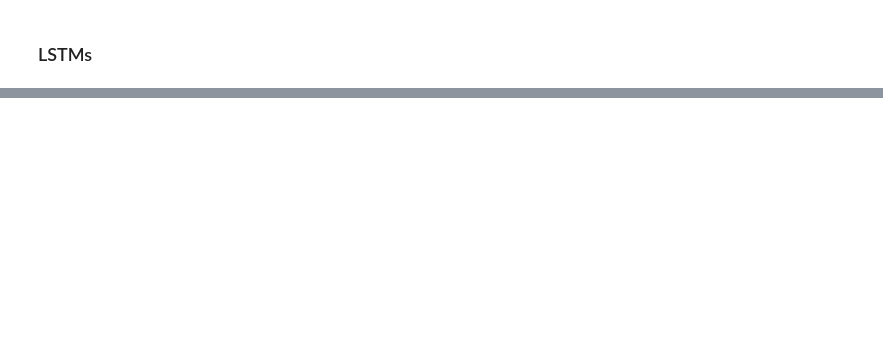
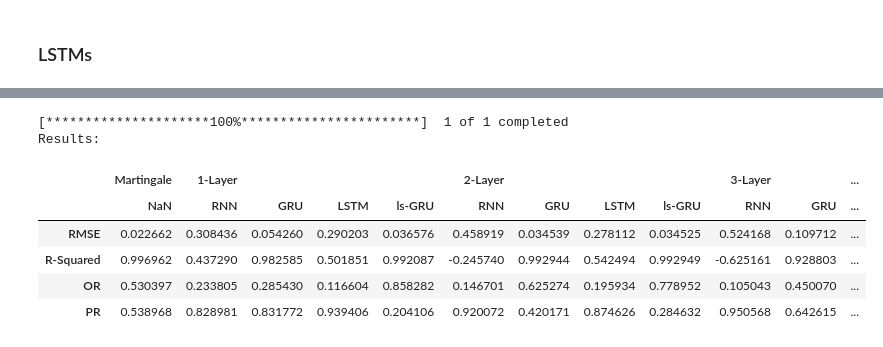
Before and after one commit to hpowers57/MLOpt_ResearchProject, a Jupyter notebook: experiments.ipynb, the cells around one changed output, grey strips where cells are left out. Cells and saved outputs as stored; diff of their text form; code cells hidden in the pictures; blank space fills up the shorter version.

```diff
--- a/experiments.ipynb
+++ b/experiments.ipynb
@@ -238,7 +242,7 @@ Epoch: 100/100.......... Loss: 0.0002
 # train LSTM with 1 hidden layer
 epochs = 100
 lr = 0.01
-lstm1 = LSTM(input_size, hidden_size=32, output_size=output_size, num_layers=1)
+lstm1 = LSTM(input_size, hidden_size=50, output_size=output_size, num_layers=1)
 criterion = torch.nn.MSELoss()
 optimizer = torch.optim.Adam(lstm1.parameters(), lr=lr)
 
@@ -268,7 +272,7 @@ Epoch: 100/100.......... Loss: 0.0002
 # train LSTM with 2 hidden layers
 epochs = 100
 lr = 0.01
-lstm2 = LSTM(input_size, hidden_size=32, output_size=output_size, num_layers=2)
+lstm2 = LSTM(input_size, hidden_size=50, output_size=output_size, num_layers=2)
 criterion = torch.nn.MSELoss()
 optimizer = torch.optim.Adam(lstm2.parameters(), lr=lr)
 
@@ -298,7 +302,7 @@ Epoch: 100/100.......... Loss: 0.0002
 # train LSTM with 3 hidden layers
 epochs = 100
 lr = 0.01
-lstm3 = LSTM(input_size, hidden_size=32, output_size=output_size, num_layers=3)
+lstm3 = LSTM(input_size, hidden_size=50, output_size=output_size, num_layers=3)
 criterion = torch.nn.MSELoss()
 optimizer = torch.optim.Adam(lstm3.parameters(), lr=lr)
 
@@ -389,0 +489,22 @@ plt.show()
+# %%
+data = pull_data("WFC")
+X, y = testing(data)
+
+metrics = {"RMSE": mean_squared_error, "R-Squared": r2_score, "OR": optimism_ratio, "PR": pessimism_ratio}
+models = {"Martingale": martingale,
+        "1-Layer RNN": rnn1, "1-Layer GRU": gru1, "1-Layer LSTM": lstm1, "1-Layer ls-GRU": stacked1,
+        "2-Layer RNN": rnn2, "2-Layer GRU": gru2, "2-Layer LSTM": lstm2, "2-Layer ls-GRU": stacked2,
+        "3-Layer RNN": rnn3, "3-Layer GRU": gru3, "3-Layer LSTM": lstm3, "3-Layer ls-GRU": stacked3}
+tab = tabulate(X, y, models, metrics)
+tab.columns = tab.columns.str.split(" ", expand=True)
+print("Results:")
+tab
+# %% [output]
+[*********************100%***********************]  1 of 1 completed
+Results:
+|  | Martingale | 1-Layer |  |  |  | 2-Layer |  |  |  | 3-Layer |  | ... |
+|  | NaN | RNN | GRU | LSTM | ls-GRU | RNN | GRU | LSTM | ls-GRU | RNN | GRU | ... |
+| RMSE | 0.022662 | 0.308436 | 0.054260 | 0.290203 | 0.036576 | 0.458919 | 0.034539 | 0.278112 | 0.034525 | 0.524168 | 0.109712 | ... |
+| R-Squared | 0.996962 | 0.437290 | 0.982585 | 0.501851 | 0.992087 | -0.245740 | 0.992944 | 0.542494 | 0.992949 | -0.625161 | 0.928803 | ... |
+| OR | 0.530397 | 0.233805 | 0.285430 | 0.116604 | 0.858282 | 0.146701 | 0.625274 | 0.195934 | 0.778952 | 0.105043 | 0.450070 | ... |
+| PR | 0.538968 | 0.828981 | 0.831772 | 0.939406 | 0.204106 | 0.920072 | 0.420171 | 0.874626 | 0.284632 | 0.950568 | 0.642615 | ... |
```
Also changed, not shown: parts of 24 cells of this notebook.
